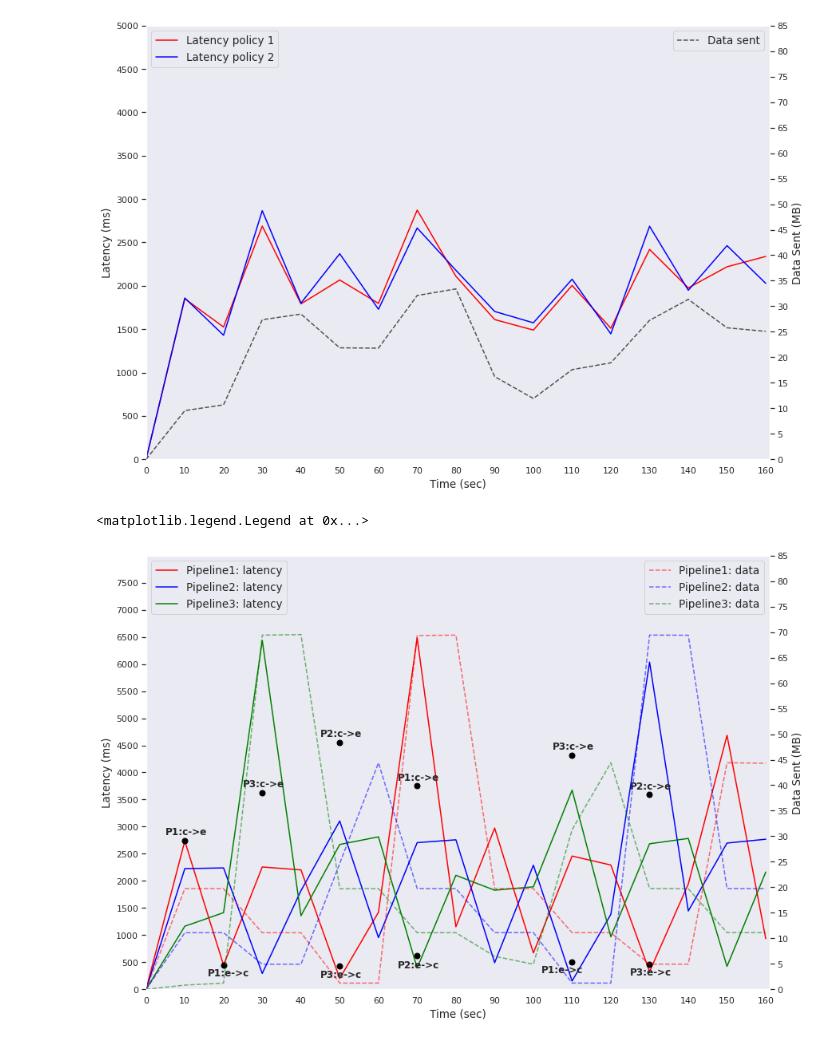
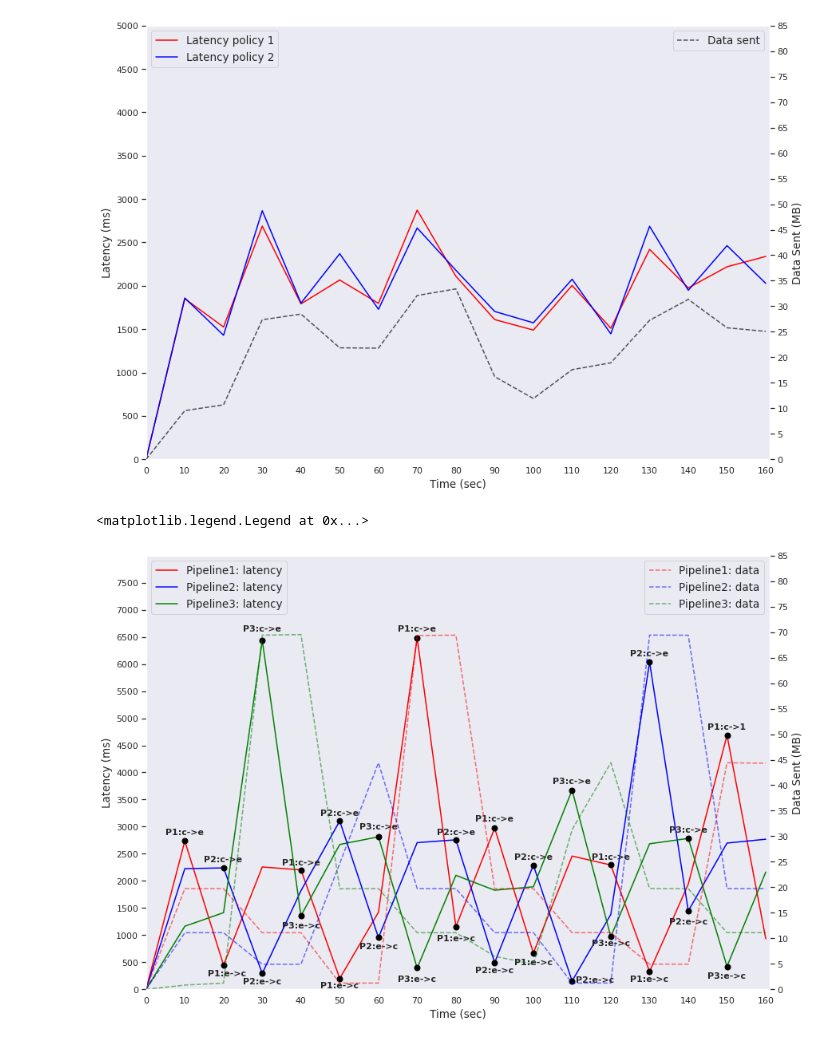
Before and after one commit to LBacchiani/birex_orchestrator, a Jupyter notebook: multiple_pipeline.ipynb, the cells around one changed output. Saved outputs shown, nothing was run; the diff lists cells and outputs as text; code cells hidden in the pictures.

```diff
--- a/multiple_pipeline.ipynb
+++ b/multiple_pipeline.ipynb
@@ -368,56 +368,109 @@ l3 = ax.plot(
 ###swap points#####
 ms = 7
 ax.plot(1, 2736, linewidth=100, marker="o", markersize=ms, markeredgecolor="black", markerfacecolor="black", zorder=10000)
-ax.text(0.5, 2850, "P1:c->e", fontsize=12, fontweight='bold', zorder=100000)
+ax.text(0.5, 2850, "P1:c->e", fontsize=11, fontweight='bold', zorder=100000)
 
 ax.plot(2, 448.5, linewidth=100, marker="o", markersize=ms, markeredgecolor="black", markerfacecolor="black", zorder=10000)
-ax.text(1.6, 250, "P1:e->c", fontsize=12, fontweight='bold', zorder=100000)
+ax.text(1.6, 250, "P1:e->c", fontsize=11, fontweight='bold', zorder=100000)
 
 ax.plot(2, 2239, linewidth=100, marker="o", markersize=ms, markeredgecolor="black", markerfacecolor="black", zorder=10000)
-ax.text(2.5, 3730, "P2:c->e", fontsize=12, fontweight='bold', zorder=100000)
+ax.text(1.5, 2350, "P2:c->e", fontsize=11, fontweight='bold', zorder=100000)
 
-ax.plot(5, 434.75, linewidth=100, marker="o", markersize=ms, markeredgecolor="black", markerfacecolor="black", zorder=10000)
-ax.text(4.5, 220, "P3:e->c", fontsize=12, fontweight='bold', zorder=100000)
+ax.plot(3, 293.5, linewidth=100, marker="o", markersize=ms, markeredgecolor="black", markerfacecolor="black", zorder=10000)
+ax.text(2.5, 100, "P2:e->c", fontsize=11, fontweight='bold', zorder=100000)
 
-ax.plot(5, 4556, linewidth=100, marker="o", markersize=ms, markeredgecolor="black", markerfacecolor="black", zorder=10000)
-ax.text(4.5, 4656, "P2:c->e", fontsize=12, fontweight='bold', zorder=100000)
+ax.plot(3, 6436.5, linewidth=100, marker="o", markersize=ms, markeredgecolor="black", markerfacecolor="black", zorder=10000)
+ax.text(2.5, 6600, "P3:c->e", fontsize=11, fontweight='bold', zorder=100000)
 
-ax.plot(7, 624.75, linewidth=100, marker="o", markersize=ms, markeredgecolor="black", markerfacecolor="black", zorder=10000)
-ax.text(6.5, 400.75, "P2:e->c", fontsize=12, fontweight='bold', zorder=100000)
+ax.plot(4, 1358, linewidth=100, marker="o", markersize=ms, markeredgecolor="black", markerfacecolor="black", zorder=10000)
+ax.text(3.5, 1130, "P3:e->c", fontsize=11, fontweight='bold', zorder=100000)
 
-ax.plot(7, 3751.5, linewidth=100, marker="o", markersize=ms, markeredgecolor="black", markerfacecolor="black", zorder=10000)
-ax.text(6.5, 3851.5, "P1:c->e", fontsize=12, fontweight='bold', zorder=100000)
+ax.plot(4, 2202, linewidth=100, marker="o", markersize=ms, markeredgecolor="black", markerfacecolor="black", zorder=10000)
+ax.text(3.5, 2300, "P1:c->e", fontsize=11, fontweight='bold', zorder=100000)
 
-ax.plot(11, 500, linewidth=100, marker="o", markersize=ms, markeredgecolor="black", markerfacecolor="black", zorder=10000)
-ax.text(10.2, 300, "P1:e->c", fontsize=12, fontweight='bold', zorder=100000)
+ax.plot(5, 200.5, linewidth=100, marker="o", markersize=ms, markeredgecolor="black", markerfacecolor="black", zorder=10000)
+ax.text(4.5, 20, "P1:e->c", fontsize=11, fontweight='bold', zorder=100000)
 
-ax.plot(11, 4322, linewidth=100, marker="o", markersize=ms, markeredgecolor="black", markerfacecolor="black", zorder=10000)
-ax.text(10.5, 4422, "P3:c->e", fontsize=12, fontweight='bold', zorder=100000)
+ax.plot(5, 3106, linewidth=100, marker="o", markersize=ms, markeredgecolor="black", markerfacecolor="black", zorder=10000)
+ax.text(4.5, 3200, "P2:c->e", fontsize=11, fontweight='bold', zorder=100000)
 
-ax.plot(13, 461.25, linewidth=100, marker="o", markersize=ms, markeredgecolor="black", markerfacecolor="black", zorder=10000)
-ax.text(12.5, 261.25, "P3:e->c", fontsize=12, fontweight='bold', zorder=100000)
+ax.plot(6, 954.5, linewidth=100, marker="o", markersize=ms, markeredgecolor="black", markerfacecolor="black", zorder=10000)
+ax.text(5.5, 750, "P2:e->c", fontsize=11, fontweight='bold', zorder=100000)
 
-ax.plot(13, 3591.5, linewidth=100, marker="o", markersize=ms, markeredgecolor="black", markerfacecolor="black", zorder=10000)
-ax.text(12.5, 3691.5, "P2:c->e", fontsize=12, fontweight='bold', zorder=100000)
+ax.plot(6, 2812.75, linewidth=100, marker="o", markersize=ms, markeredgecolor="black", markerfacecolor="black", zorder=10000)
+ax.text(5.5, 2950, "P3:c->e", fontsize=11, fontweight='bold', zorder=100000)
 
+ax.plot(7, 394.5, linewidth=100, marker="o", markersize=ms, markeredgecolor="black", markerfacecolor="black", zorder=10000)
+ax.text(6.5, 150, "P3:e->c", fontsize=11, fontweight='bold', zorder=100000)
+
+ax.plot(7, 6482, linewidth=100, marker="o", markersize=ms, markeredgecolor="black", markerfacecolor="black", zorder=10000)
+ax.text(6.5, 6600, "P1:c->e", fontsize=11, fontweight='bold', zorder=100000)
+
+ax.plot(8, 1154, linewidth=100, marker="o", markersize=ms, markeredgecolor="black", markerfacecolor="black", zorder=10000)
+ax.text(7.5, 900, "P1:e->c", fontsize=11, fontweight='bold', zorder=100000)
+
+ax.plot(8, 2758.25, linewidth=100, marker="o", markersize=ms, markeredgecolor="black", markerfacecolor="black", zorder=10000)
+ax.text(7.5, 2850, "P2:c->e", fontsize=11, fontweight='bold', zorder=100000)
+
+ax.plot(9, 492, linewidth=100, marker="o", markersize=ms, markeredgecolor="black", markerfacecolor="black", zorder=10000)
+ax.text(8.5, 300, "P2:e->c", fontsize=11, fontweight='bold', zorder=100000)
+
+ax.plot(9, 2975, linewidth=100, marker="o", markersize=ms, markeredgecolor="black", markerfacecolor="black", zorder=10000)
+ax.text(8.5, 3100, "P1:c->e", fontsize=11, fontweight='bold', zorder=100000)
+
+ax.plot(10, 671.5, linewidth=100, marker="o", markersize=ms, markeredgecolor="black", markerfacecolor="black", zorder=10000)
+ax.text(9.5, 450, "P1:e->c", fontsize=11, fontweight='bold', zorder=100000)
+
+ax.plot(10, 2290, linewidth=100, marker="o", markersize=ms, markeredgecolor="black", markerfacecolor="black", zorder=10000)
+ax.text(9.5, 2400, "P2:c->e", fontsize=11, fontweight='bold', zorder=100000)
+
+ax.plot(11, 154, linewidth=100, marker="o", markersize=ms, markeredgecolor="black", markerfacecolor="black", zorder=10000)
+ax.text(11.1, 130, "P2:e->c", fontsize=11, fontweight='bold', zorder=100000)
+
+ax.plot(11, 3674, linewidth=100, marker="o", markersize=ms, markeredgecolor="black", markerfacecolor="black", zorder=10000)
+ax.text(10.5, 3800, "P3:c->e", fontsize=11, fontweight='bold', zorder=100000)
+
+ax.plot(12, 969, linewidth=100, marker="o", markersize=ms, markeredgecolor="black", markerfacecolor="black", zorder=10000)
+ax.text(11.5, 800, "P3:e->c", fontsize=11, fontweight='bold', zorder=100000)
+
+ax.plot(12, 2293, linewidth=100, marker="o", markersize=ms, markeredgecolor="black", markerfacecolor="black", zorder=10000)
+ax.text(11.5, 2400, "P1:c->e", fontsize=11, fontweight='bold', zorder=100000)
+
+ax.plot(13, 328, linewidth=100, marker="o", markersize=ms, markeredgecolor="black", markerfacecolor="black", zorder=10000)
+ax.text(12.5, 150, "P1:e->c", fontsize=11, fontweight='bold', zorder=100000)
+
+ax.plot(13, 6035.5, linewidth=100, marker="o", markersize=ms, markeredgecolor="black", markerfacecolor="black", zorder=10000)
+ax.text(12.5, 6150, "P2:c->e", fontsize=11, fontweight='bold', zorder=100000)
+
+ax.plot(14, 1445, linewidth=100, marker="o", markersize=ms, markeredgecolor="black", markerfacecolor="black", zorder=10000)
+ax.text(13.5, 1200, "P2:e->c", fontsize=11, fontweight='bold', zorder=100000)
+
+ax.plot(14, 2783.6, linewidth=100, marker="o", markersize=ms, markeredgecolor="black", markerfacecolor="black", zorder=10000)
+ax.text(13.5, 2900, "P3:c->e", fontsize=11, fontweight='bold', zorder=100000)
+
+ax.plot(15, 423.5, linewidth=100, marker="o", markersize=ms, markeredgecolor="black", markerfacecolor="black", zorder=10000)
+ax.text(14.5, 200, "P3:e->c", fontsize=11, fontweight='bold', zorder=100000)
+
+ax.plot(15, 4686, linewidth=100, marker="o", markersize=ms, markeredgecolor="black", markerfacecolor="black", zorder=10000)
+ax.text(14.5, 4800, "P1:c->e", fontsize=11, fontweight='bold', zorder=100000)
 
 # set ticks and labels
 ax.set_xlabel('Time (sec)', fontsize=13.5)
 ax.set_xticks(range(0, 17))
 ax.set_xticklabels([x for x in range(0, 170, 10)])
 
 # background ticks and labels
 ax.set_yticks(range(0, 8000, 500))
 ax_background.set_yticks(range(0, 90, 5))
 ax.set_xlim(0, 16.1)
 ax.set_ylim(-.0001, 8000)
 ax_background.set_ylim(-.0001, 85)
 ax.set_ylabel('Latency (ms)', fontsize=13.5)
 ax_background.set_ylabel('Data Sent (MB)', fontsize=13.5)
 
 # legend settings
 ax.legend(loc='upper left', ncol=1, frameon=True, fontsize=13.5)
 ax_background.legend(loc='upper right', ncol=1, frameon=True, fontsize=13.5)
 # %% [output]
 <matplotlib.legend.Legend at 0x...>
-[figure, old version]
+[figure, new version]
```
Also changed, not shown: parts of 1 cell of this notebook, 1 other file.
